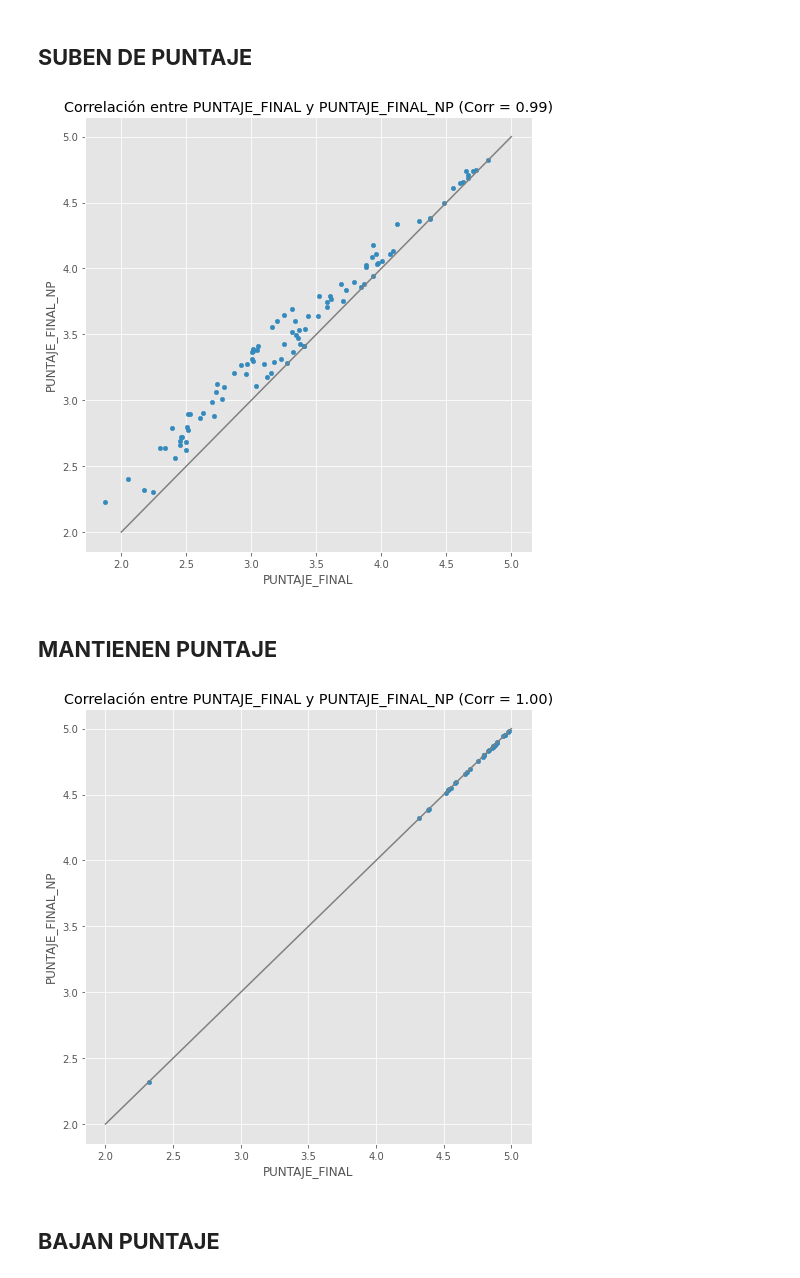
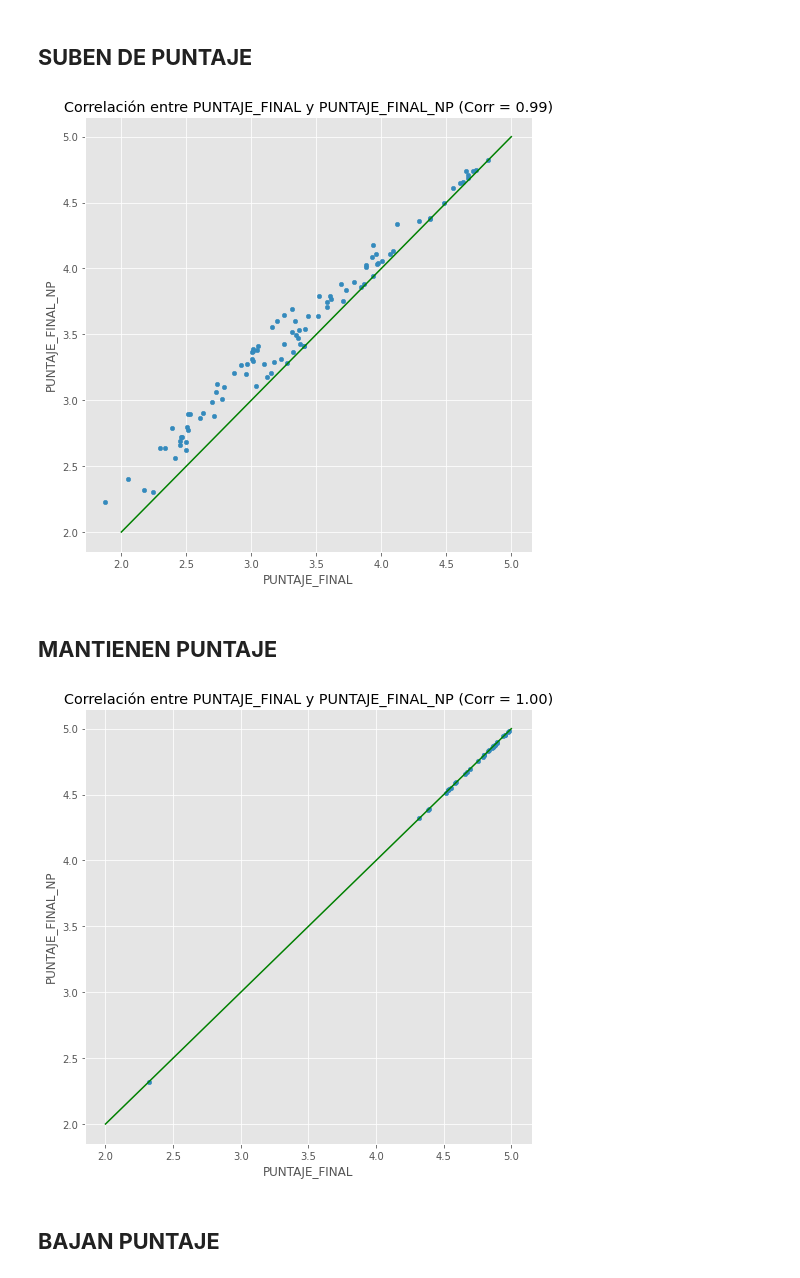
Before and after one commit to alvafox/Simulaciones-para-Becas-Chile, a Jupyter notebook: Magíster_BCH_2022.ipynb, the cells around one changed output. Drawn from its saved outputs; the diff is of its cells as text; code cells hidden in the pictures.

```diff
--- a/Magíster_BCH_2022.ipynb
+++ b/Magíster_BCH_2022.ipynb
@@ -109,18 +109,18 @@ plt.show()
 # %%
 df_adm = df_mag[(df_mag['ESTADO ADMISIBILIDAD'] != 'FUERA DE BASES') & (df_mag['DELTA'] == 'SUBE')]
 
 plt.style.use('ggplot')
 # Calcular la correlación entre x e y
 corr = df_adm['PUNTAJE_FINAL'].corr(df_adm['PUNTAJE_FINAL_NP'])
 m, b = np.polyfit(df_adm['PUNTAJE_FINAL'], df_adm['PUNTAJE_FINAL_NP'], 1)
 
 df_adm.plot(kind='scatter', x='PUNTAJE_FINAL', y='PUNTAJE_FINAL_NP',figsize=(8, 8))
 #plt.plot(df_adm['PUNTAJE_FINAL'], m*df_adm['PUNTAJE_FINAL'] + b, color='red')
-plt.plot([2, 5], [2,5], color='gray') # Lìnea de identidad
+plt.plot([2, 5], [2,5], color='green') # Lìnea de identidad
 plt.title('Correlación entre PUNTAJE_FINAL y PUNTAJE_FINAL_NP (Corr = {:.2f})'.format(corr))
 plt.show()
 # %% [output]
-[figure, old version]
+[figure, new version]
 # %% [markdown]
 ## **MANTIENEN PUNTAJE**
 # %%
@@ -133,11 +133,11 @@ m, b = np.polyfit(df_adm['PUNTAJE_FINAL'], df_adm['PUNTAJE_FINAL_NP'], 1)
 
 df_adm.plot(kind='scatter', x='PUNTAJE_FINAL', y='PUNTAJE_FINAL_NP',figsize=(8, 8))
 #plt.plot(df_adm['PUNTAJE_FINAL'], m*df_adm['PUNTAJE_FINAL'] + b, color='red')
-plt.plot([2, 5], [2,5], color='gray') # Lìnea de identidad
+plt.plot([2, 5], [2,5], color='green') # Lìnea de identidad
 plt.title('Correlación entre PUNTAJE_FINAL y PUNTAJE_FINAL_NP (Corr = {:.2f})'.format(corr))
 plt.show()
 # %% [output]
-[figure, old version]
+[figure, new version]
 # %% [markdown]
 ## **BAJAN PUNTAJE**
 # %%
```
Also changed, not shown: parts of 1 cell of this notebook.
